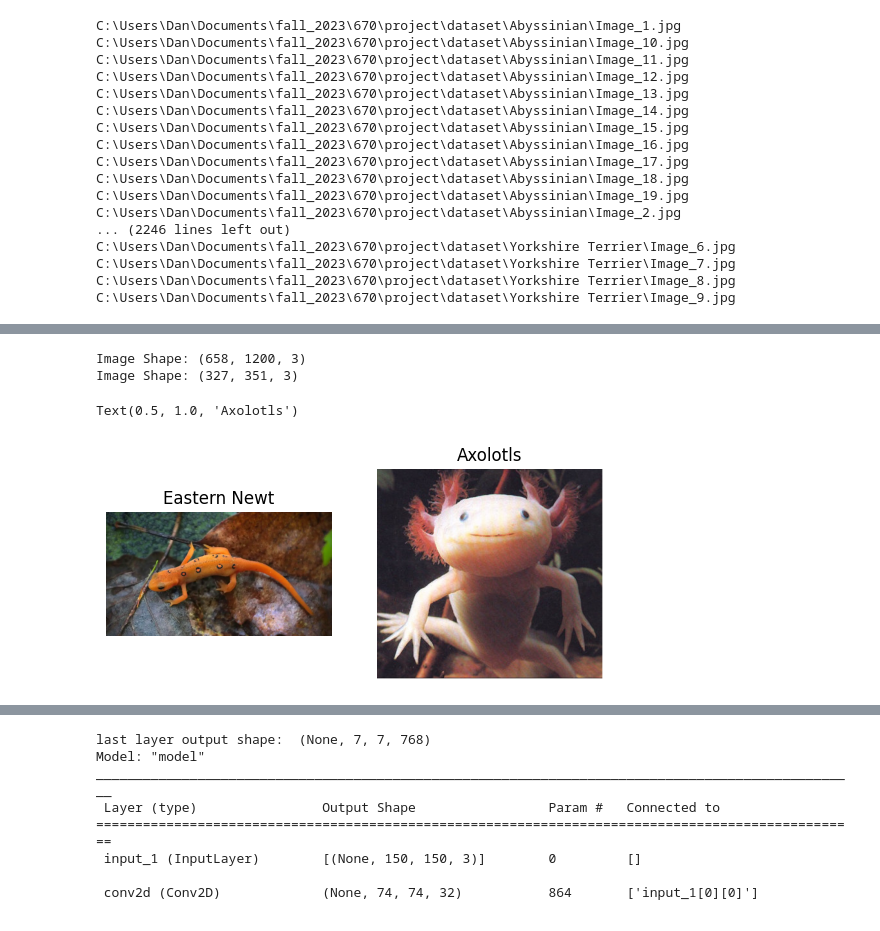
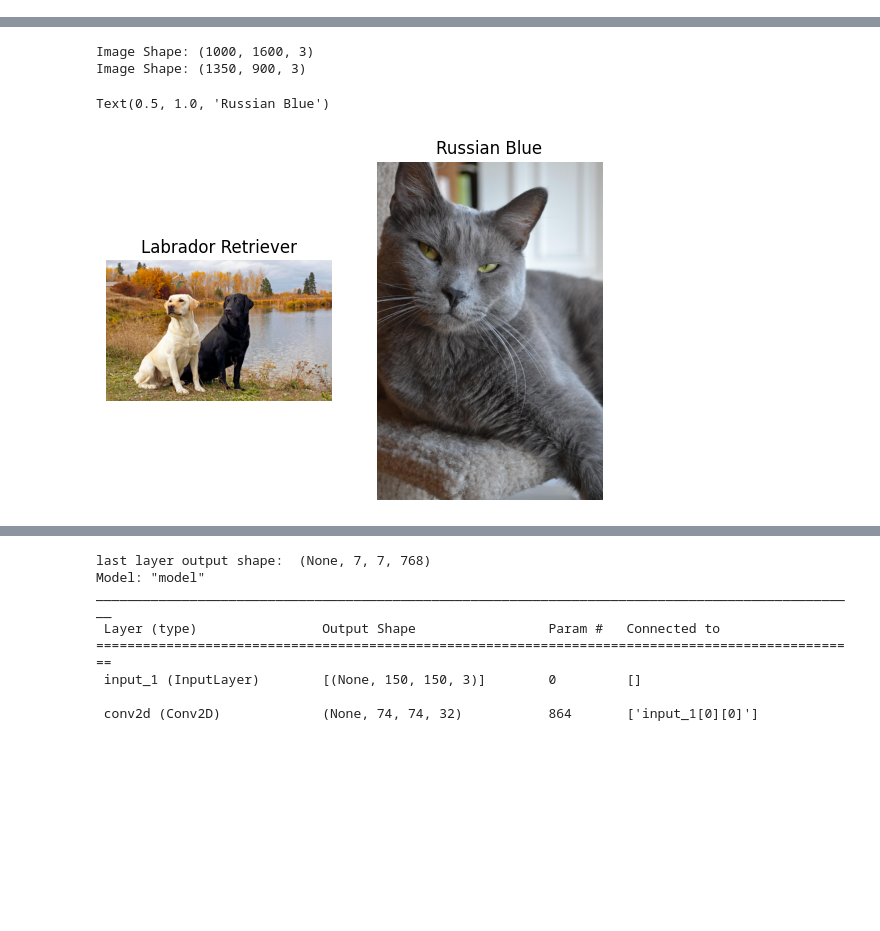
Before and after one commit to tabrezdn1/cs670-pet-gaurdian, a Jupyter notebook: main.ipynb, the cells around one changed output, grey strips where cells are left out. Cells and saved outputs as stored; diff of their text form; code cells hidden in the pictures; blank space fills up the shorter version.

```diff
--- a/main.ipynb
+++ b/main.ipynb
@@ -2,27 +2,7 @@
 import tensorflow as tf
 import numpy as np
 import pandas as pd
+import os
 
-import os
-for dirname, _, filenames in os.walk('C:\\Users\\Dan\\Documents\\fall_2023\\670\\project\\dataset'): #directory needs to be changed here an in all subsequent mentionds
-    for filename in filenames:
-        print(os.path.join(dirname, filename))
+dataset_pth = 'C:\\Users\\Dan\\Documents\\fall_2023\\670\\project\\dataset' #this directory needs to be changed based on where the set is on your local machine
-# %% [output]
-C:\Users\Dan\Documents\fall_2023\670\project\dataset\Abyssinian\Image_1.jpg
-C:\Users\Dan\Documents\fall_2023\670\project\dataset\Abyssinian\Image_10.jpg
-C:\Users\Dan\Documents\fall_2023\670\project\dataset\Abyssinian\Image_11.jpg
-C:\Users\Dan\Documents\fall_2023\670\project\dataset\Abyssinian\Image_12.jpg
-C:\Users\Dan\Documents\fall_2023\670\project\dataset\Abyssinian\Image_13.jpg
-C:\Users\Dan\Documents\fall_2023\670\project\dataset\Abyssinian\Image_14.jpg
-C:\Users\Dan\Documents\fall_2023\670\project\dataset\Abyssinian\Image_15.jpg
-C:\Users\Dan\Documents\fall_2023\670\project\dataset\Abyssinian\Image_16.jpg
-C:\Users\Dan\Documents\fall_2023\670\project\dataset\Abyssinian\Image_17.jpg
-C:\Users\Dan\Documents\fall_2023\670\project\dataset\Abyssinian\Image_18.jpg
-C:\Users\Dan\Documents\fall_2023\670\project\dataset\Abyssinian\Image_19.jpg
-C:\Users\Dan\Documents\fall_2023\670\project\dataset\Abyssinian\Image_2.jpg
-... (2246 lines left out)
-C:\Users\Dan\Documents\fall_2023\670\project\dataset\Yorkshire Terrier\Image_6.jpg
-C:\Users\Dan\Documents\fall_2023\670\project\dataset\Yorkshire Terrier\Image_7.jpg
-C:\Users\Dan\Documents\fall_2023\670\project\dataset\Yorkshire Terrier\Image_8.jpg
-C:\Users\Dan\Documents\fall_2023\670\project\dataset\Yorkshire Terrier\Image_9.jpg
 # %%
@@ -50,10 +30,10 @@ There are 0 directories and 30 images in 'C:\Users\Dan\Documents\fall_2023\670\p
 import matplotlib.pyplot as plt
 import matplotlib.image as mpimg
 import random
-def view_random_image(target_dir): #defining a function that picks a random image from a class
-    target_folder1=random.sample(os.listdir(target_dir),1)
+def view_random_image(): #defining a function that picks a random image from a class
+    target_folder1=random.sample(os.listdir(dataset_pth),1)
 
-    target_folder2 = target_dir + "\\" + target_folder1[0]
+    target_folder2 = dataset_pth + "\\" + target_folder1[0]
 
     random_image=random.sample(os.listdir(target_folder2),1)
     img=mpimg.imread(target_folder2 + "/" + random_image[0])
@@ -61,21 +41,30 @@ def view_random_image(target_dir): #defining a function that picks a random imag
     plt.axis("off")
     print(f"Image Shape: {img.shape}")
     return img, target_folder1[0]
+
+def deliver_rand_img(): #defining a function that picks a random image from a class
+    target_folder1=random.sample(os.listdir(dataset_pth),1)
+
+    target_folder2 = dataset_pth + "\\" + target_folder1[0]
+
+    random_image=random.sample(os.listdir(target_folder2),1)
+
+    return target_folder2 + "\\" + random_image[0]
 # %%
 plt.figure()# just picking two random photos from classes I've selected and plotting them against each other
 plt.subplot(1,2,1)
 
-img, classnm =view_random_image(target_dir="C:\\Users\\Dan\\Documents\\fall_2023\\670\\project\\dataset")
+img, classnm =view_random_image()
 plt.title(classnm)
 plt.subplot(1,2,2)
 
-img2, classnm2=view_random_image(target_dir="C:\\Users\\Dan\\Documents\\fall_2023\\670\\project\\dataset")
+img2, classnm2=view_random_image()
 plt.title(classnm2)
 # %% [output]
-Image Shape: (658, 1200, 3)
-Image Shape: (327, 351, 3)
+Image Shape: (1000, 1600, 3)
+Image Shape: (1350, 900, 3)
-Text(0.5, 1.0, 'Axolotls')
+Text(0.5, 1.0, 'Russian Blue')
-[figure, old version]
+[figure, new version]
 # %%
 from tensorflow.keras.applications.inception_v3 import InceptionV3
 from tensorflow.keras import layers
```
Also changed, not shown: parts of 13 cells of this notebook.
